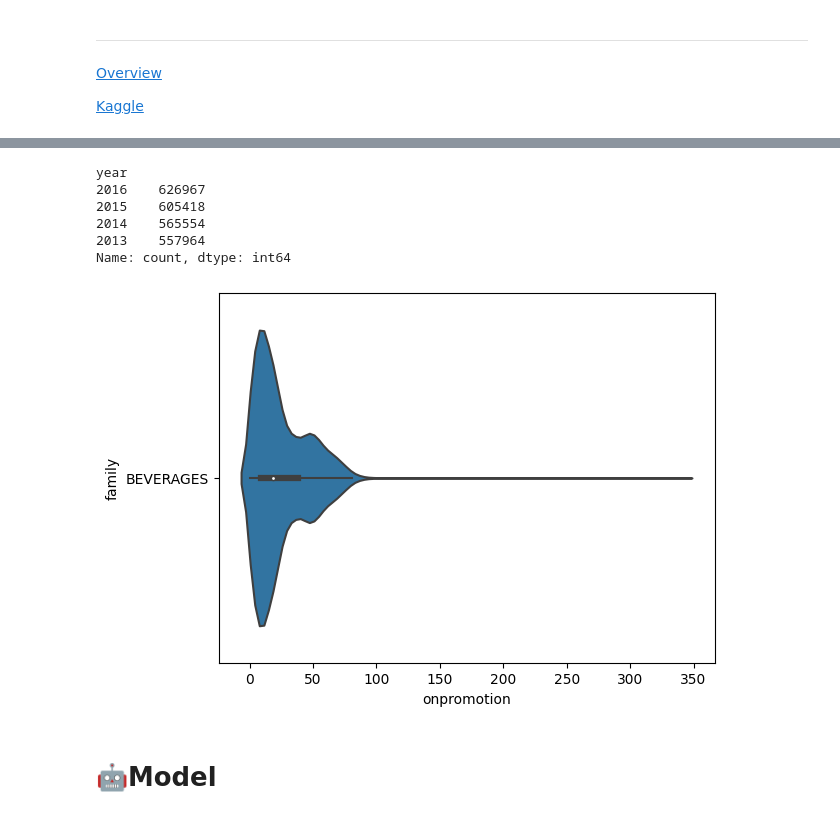
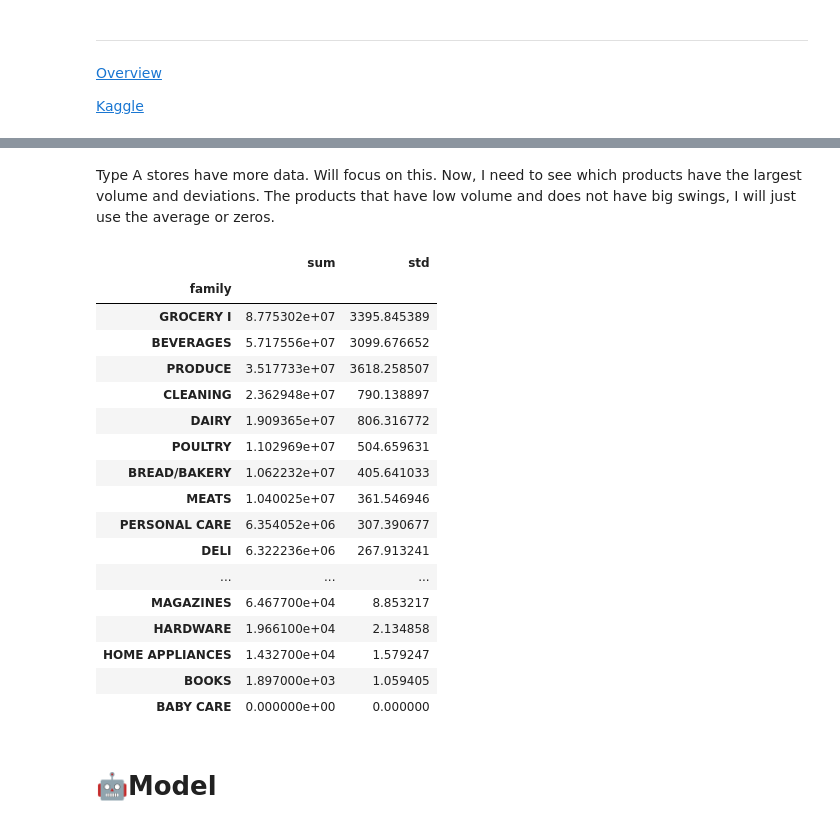
Before and after one commit to cmd-master/store-sales, a Jupyter notebook: store-sales.ipynb, the cells around one changed output, grey strips where cells are left out. Cells and saved outputs as stored; diff of their text form; code cells hidden in the pictures.

```diff
--- a/store-sales.ipynb
+++ b/store-sales.ipynb
@@ -164,19 +66,30 @@ sns.relplot(g, x='onpromotion', y='sales'
-# %%
-train['year'].value_counts()
-# %% [output]
-year
-2016    626967
-2015    605418
-2014    565554
-2013    557964
-Name: count, dtype: int64
-# %%
-g = train
-g = g.query('family=="BEVERAGES"')
-g = g.query('year == 2016')
-sns.violinplot(g, x='onpromotion', y='family');
-# %% [output]
-[figure, removed]
+# %% [markdown]
+Type A stores have more data. Will focus on this. Now, I need to see which products have the largest volume and deviations. The products that have low volume and does not have big swings, I will just use the average or zeros.
+# %%
+g = train.query('type=="A"')
+g = g.groupby('family')[target].agg(['sum', 'std'])
+g.sort_values(['sum'], ascending= False )
+# fig, ax = plt.subplots(figsize=(10,10))
+# sns.heatmap(g, center=1, cmap='Oranges', annot=True);
+# %% [output]
+|  | sum | std |
+| family |  |  |
+| GROCERY I | 8.775302e+07 | 3395.845389 |
+| BEVERAGES | 5.717556e+07 | 3099.676652 |
+| PRODUCE | 3.517733e+07 | 3618.258507 |
+| CLEANING | 2.362948e+07 | 790.138897 |
+| DAIRY | 1.909365e+07 | 806.316772 |
+| POULTRY | 1.102969e+07 | 504.659631 |
+| BREAD/BAKERY | 1.062232e+07 | 405.641033 |
+| MEATS | 1.040025e+07 | 361.546946 |
+| PERSONAL CARE | 6.354052e+06 | 307.390677 |
+| DELI | 6.322236e+06 | 267.913241 |
+| ... | ... | ... |
+| MAGAZINES | 6.467700e+04 | 8.853217 |
+| HARDWARE | 1.966100e+04 | 2.134858 |
+| HOME APPLIANCES | 1.432700e+04 | 1.579247 |
+| BOOKS | 1.897000e+03 | 1.059405 |
+| BABY CARE | 0.000000e+00 | 0.000000 |
 # %% [markdown]
 # 🤖Model
 # %% [markdown]
```
Also changed, not shown: parts of 21 cells of this notebook.
